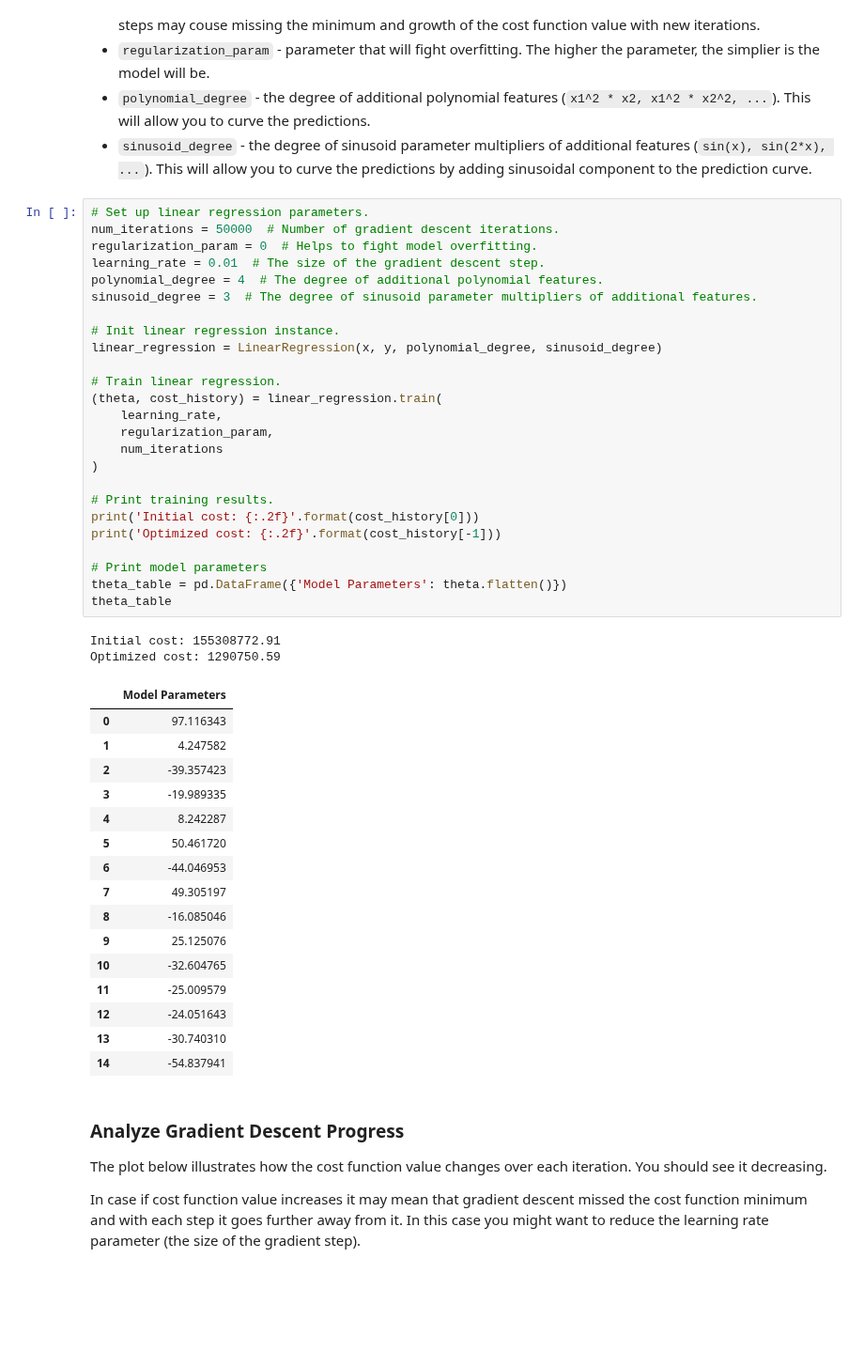
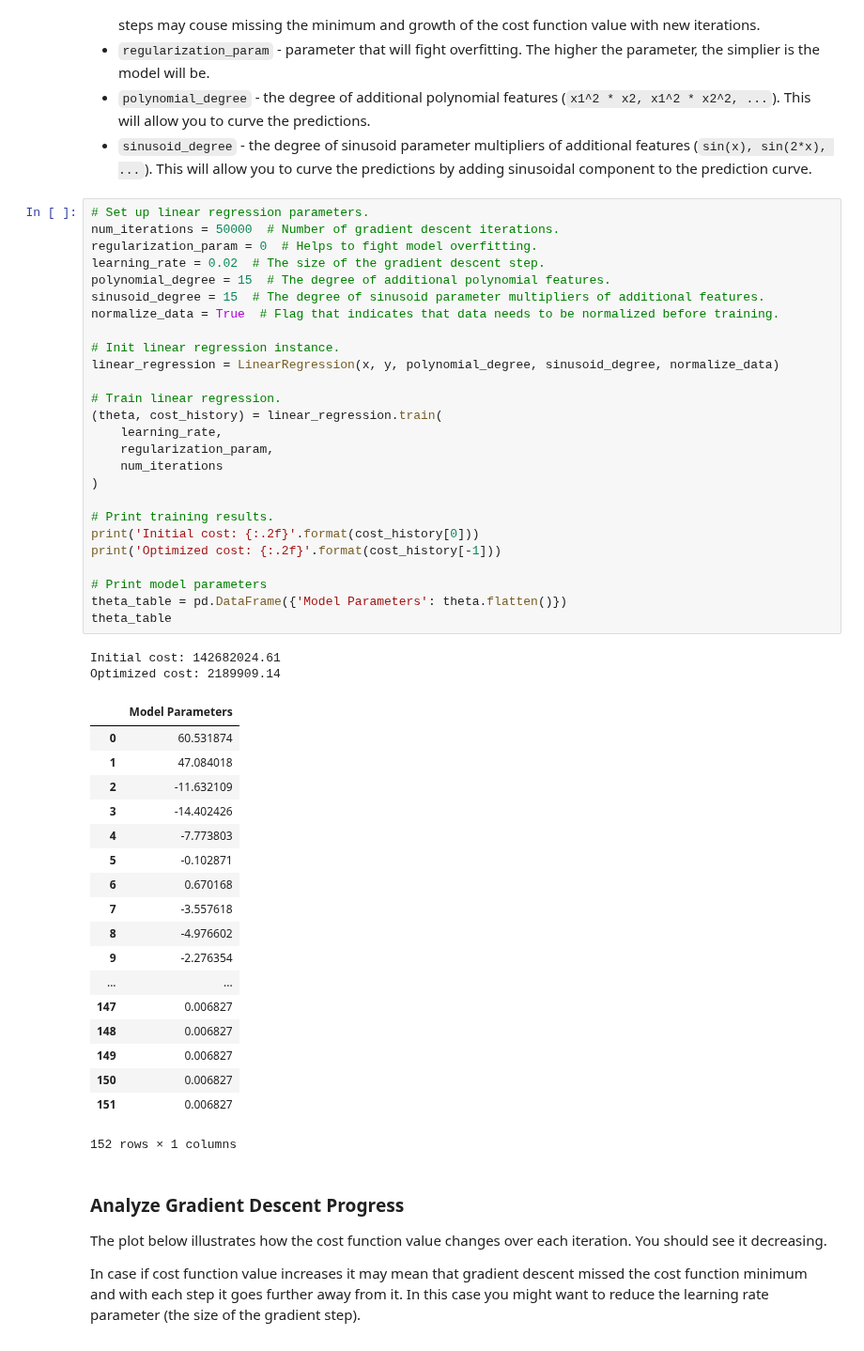
Before and after one commit to trekhleb/homemade-machine-learning, a Jupyter notebook: notebooks/linear_regression/non_linear_regression_demo.ipynb, the cells around one changed output. Shown at 94% size. Cells and saved outputs as stored; diff of their text form; blank space fills up the shorter version.

```diff
--- a/notebooks/linear_regression/non_linear_regression_demo.ipynb
+++ b/notebooks/linear_regression/non_linear_regression_demo.ipynb
@@ -83,47 +83,50 @@ plt.show()
 # %%
 # Set up linear regression parameters.
 num_iterations = 50000  # Number of gradient descent iterations.
 regularization_param = 0  # Helps to fight model overfitting.
-learning_rate = 0.01  # The size of the gradient descent step.
-polynomial_degree = 4  # The degree of additional polynomial features.
-sinusoid_degree = 3  # The degree of sinusoid parameter multipliers of additional features.
+learning_rate = 0.02  # The size of the gradient descent step.
+polynomial_degree = 15  # The degree of additional polynomial features.
+sinusoid_degree = 15  # The degree of sinusoid parameter multipliers of additional features.
+normalize_data = True  # Flag that indicates that data needs to be normalized before training.
 
 # Init linear regression instance.
-linear_regression = LinearRegression(x, y, polynomial_degree, sinusoid_degree)
+linear_regression = LinearRegression(x, y, polynomial_degree, sinusoid_degree, normalize_data)
 
 # Train linear regression.
 (theta, cost_history) = linear_regression.train(
     learning_rate,
     regularization_param,
     num_iterations
 )
 
 # Print training results.
 print('Initial cost: {:.2f}'.format(cost_history[0]))
 print('Optimized cost: {:.2f}'.format(cost_history[-1]))
 
 # Print model parameters
 theta_table = pd.DataFrame({'Model Parameters': theta.flatten()})
 theta_table
 # %% [output]
-Initial cost: 155308772.91
-Optimized cost: 1290750.59
+Initial cost: 142682024.61
+Optimized cost: 2189909.14
 |  | Model Parameters |
-| 0 | 97.116343 |
-| 1 | 4.247582 |
-| 2 | -39.357423 |
-| 3 | -19.989335 |
-| 4 | 8.242287 |
-| 5 | 50.461720 |
-| 6 | -44.046953 |
-| 7 | 49.305197 |
-| 8 | -16.085046 |
-| 9 | 25.125076 |
-| 10 | -32.604765 |
-| 11 | -25.009579 |
-| 12 | -24.051643 |
-| 13 | -30.740310 |
-| 14 | -54.837941 |
+| 0 | 60.531874 |
+| 1 | 47.084018 |
+| 2 | -11.632109 |
+| 3 | -14.402426 |
+| 4 | -7.773803 |
+| 5 | -0.102871 |
+| 6 | 0.670168 |
+| 7 | -3.557618 |
+| 8 | -4.976602 |
+| 9 | -2.276354 |
+| ... | ... |
+| 147 | 0.006827 |
+| 148 | 0.006827 |
+| 149 | 0.006827 |
+| 150 | 0.006827 |
+| 151 | 0.006827 |
+152 rows × 1 columns
 # %% [markdown]
 ### Analyze Gradient Descent Progress
 
```
Also changed, not shown: parts of 2 cells of this notebook, 13 other files.
